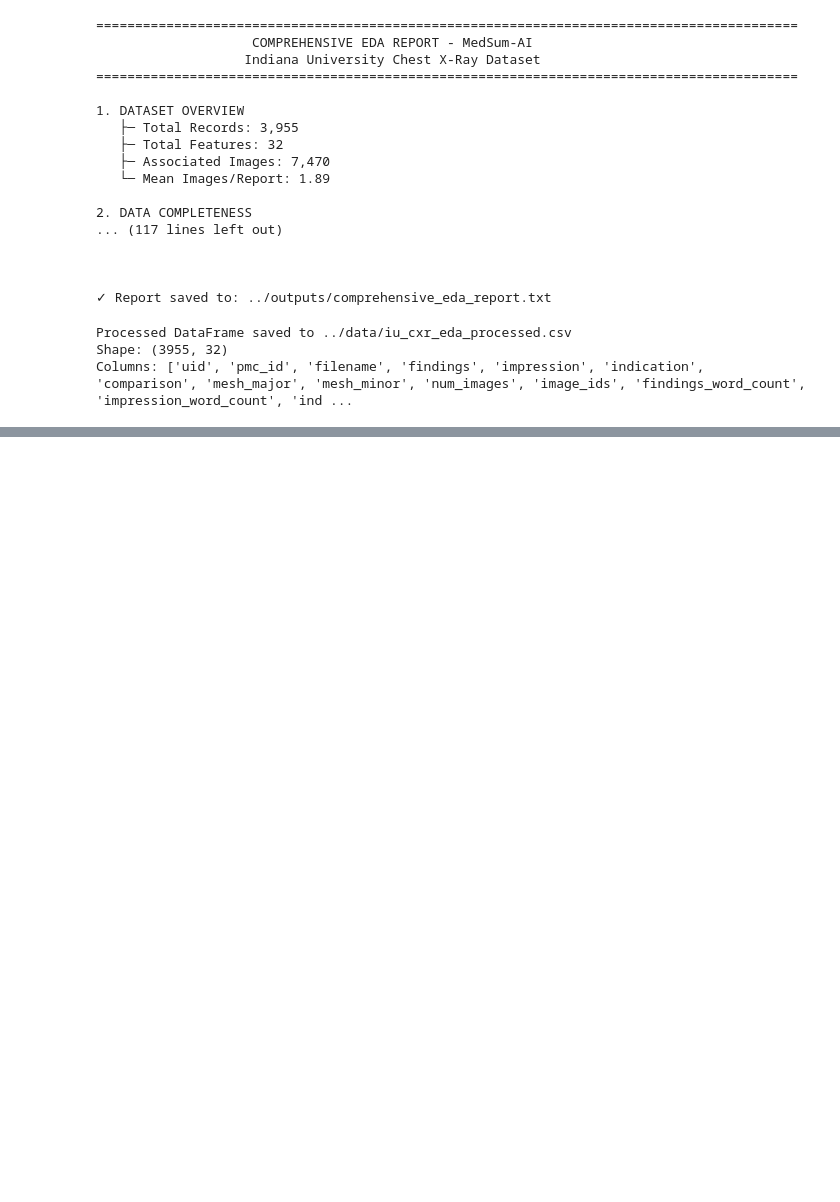
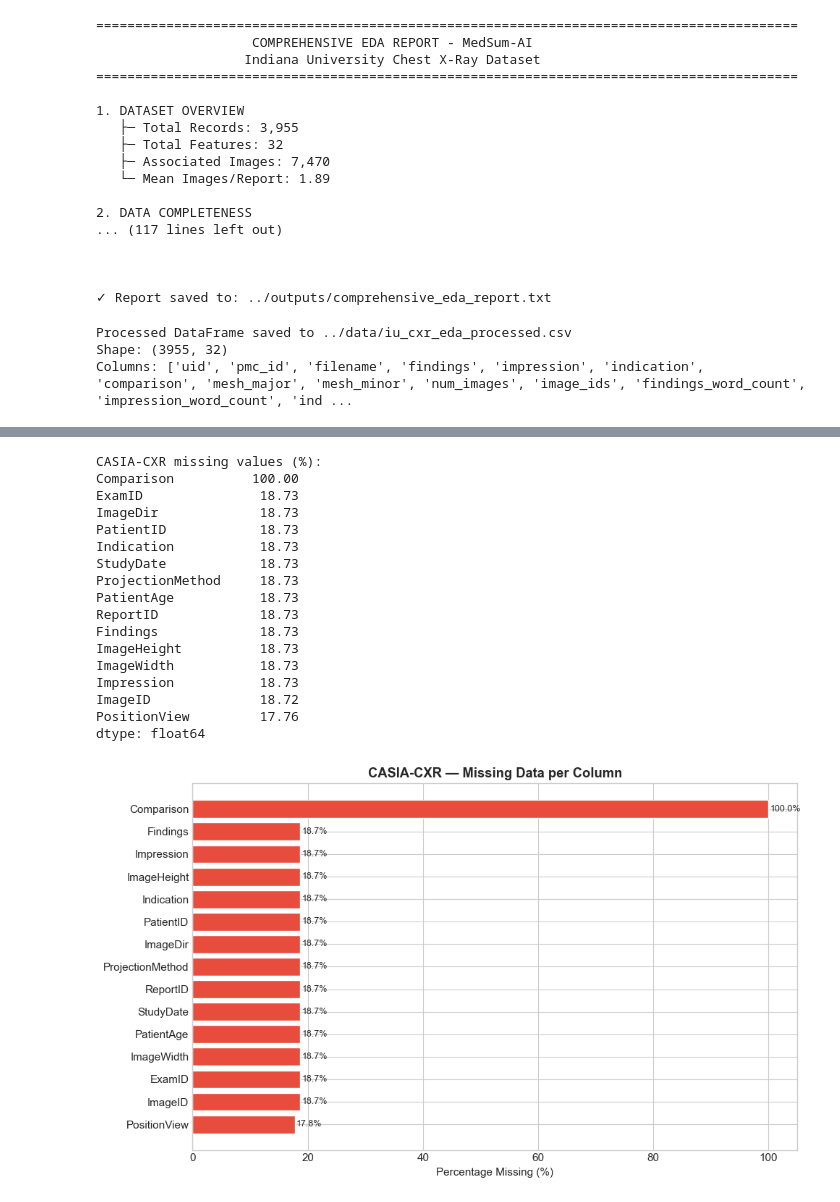
Before and after one commit to AsmaaHamedEwes/MedSum-AI, a Jupyter notebook: notebooks/01_EDA_and_Statistics.ipynb, the cells around one changed output, grey strips where cells are left out. Drawn from its saved outputs; the diff is of its cells as text; code cells hidden in the pictures; blank space fills up the shorter version.

```diff
--- a/notebooks/01_EDA_and_Statistics.ipynb
+++ b/notebooks/01_EDA_and_Statistics.ipynb
@@ -1464,0 +1514,34 @@ Columns: ['uid', 'pmc_id', 'filename', 'findings', 'impression', 'indication', '
+# %%
+# --- Missing-value analysis ---
+miss = (df_casia.isnull().sum() / len(df_casia) * 100).round(2).sort_values(ascending=False)
+print('CASIA-CXR missing values (%):')
+print(miss.head(15))
+
+fig, ax = plt.subplots(figsize=(10, 6))
+top = miss.sort_values(ascending=True).tail(15)
+colors = ['#e74c3c' if p > 10 else '#f39c12' if p > 5 else '#27ae60' for p in top.values]
+ax.barh(top.index, top.values, color=colors, edgecolor='white')
+ax.set_xlabel('Percentage Missing (%)')
+ax.set_title('CASIA-CXR — Missing Data per Column', fontweight='bold')
+for i, p in enumerate(top.values):
+    ax.text(p + 0.3, i, f'{p:.1f}%', va='center', fontsize=9)
+plt.tight_layout(); plt.show()
+# %% [output]
+CASIA-CXR missing values (%):
+Comparison          100.00
+ExamID               18.73
+ImageDir             18.73
+PatientID            18.73
+Indication           18.73
+StudyDate            18.73
+ProjectionMethod     18.73
+PatientAge           18.73
+ReportID             18.73
+Findings             18.73
+ImageHeight          18.73
+ImageWidth           18.73
+Impression           18.73
+ImageID              18.72
+PositionView         17.76
+dtype: float64
+[figure, added]
```
Also changed, not shown: parts of 9 cells of this notebook, 45 other files.
